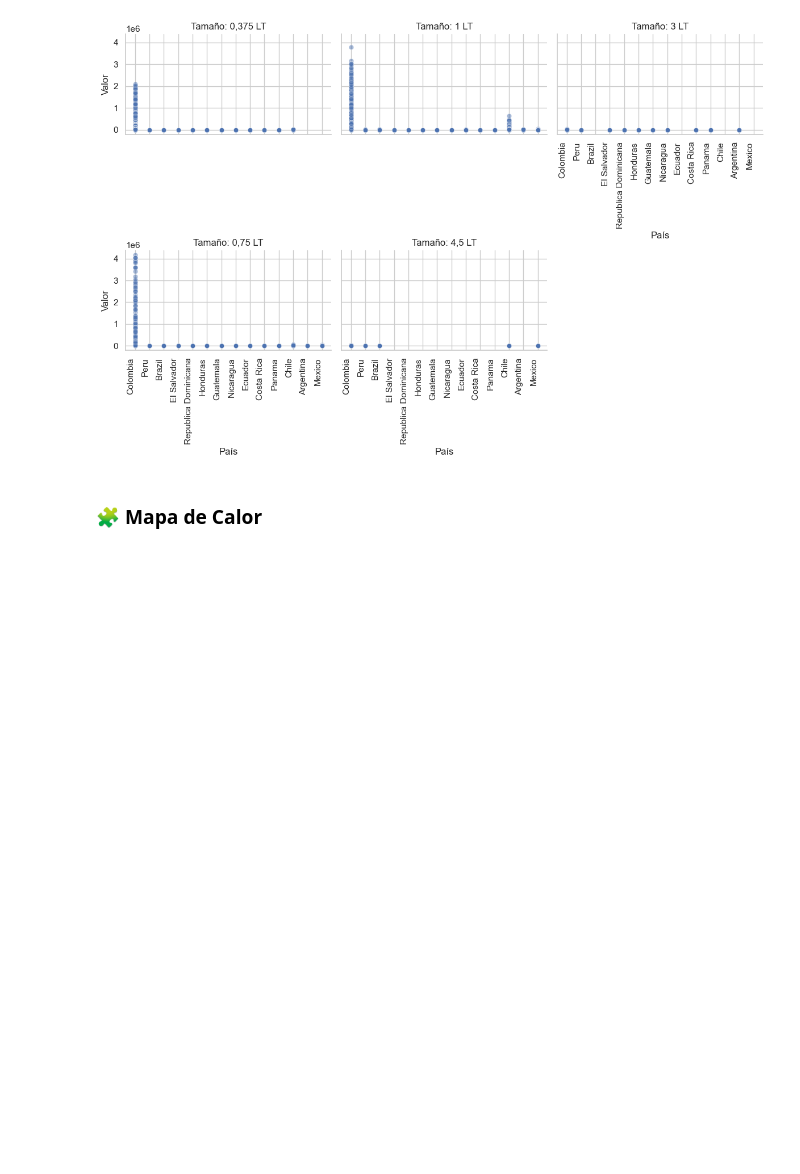
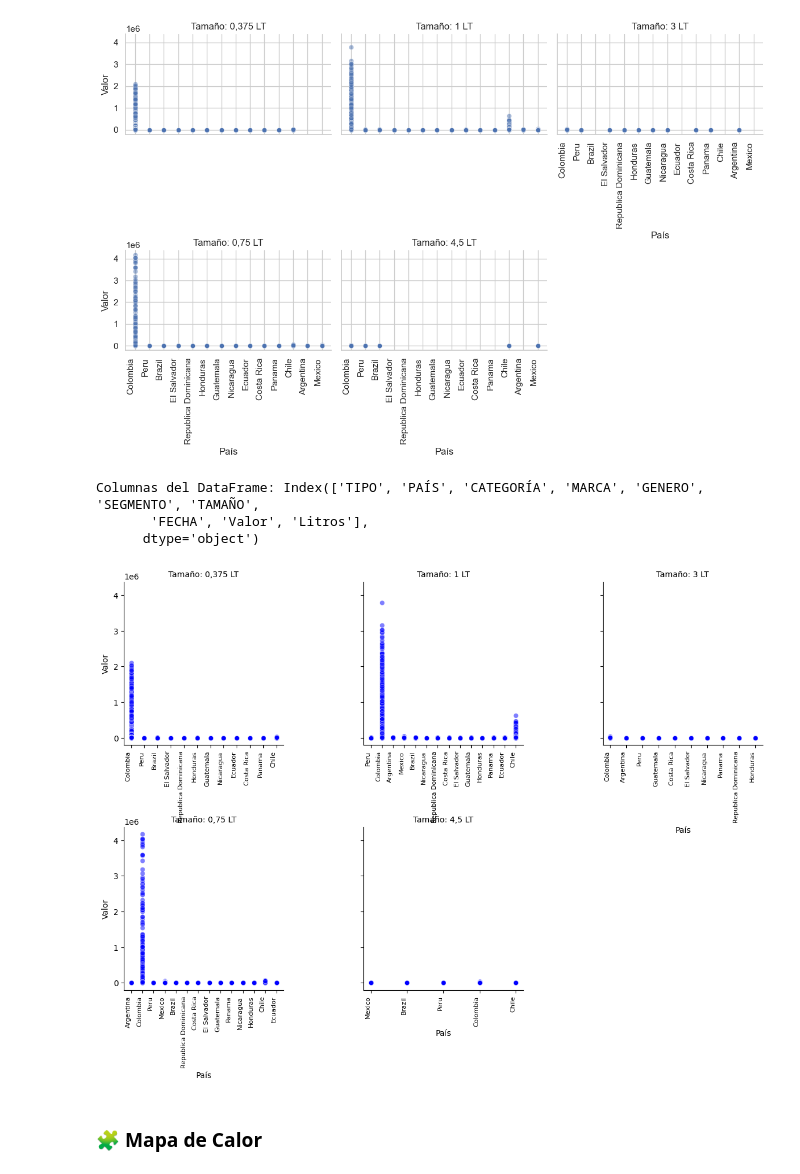
Before and after one commit to db-fer-rodriguez/analisis_de_vinos, a Jupyter notebook: analisis_vinos.ipynb, the cells around one changed output. Saved outputs shown, nothing was run; the diff lists cells and outputs as text; code cells hidden in the pictures; blank space fills up the shorter version.

Commit message:
actualizacion y correcion

```diff
--- a/analisis_vinos.ipynb
+++ b/analisis_vinos.ipynb
@@ -97,6 +109,36 @@ plt.tight_layout() # Ajustar el diseño para evitar superposiciones
 plt.show()
 # %% [output]
 [figure]
+# %%
+import matplotlib.pyplot as plt
+import seaborn as sns
+
+# Verificar nombres de columnas
+print("Columnas del DataFrame:", df.columns)
+
+# Crear la estructura de subgráficos por cada "TAMAÑO"
+g = sns.FacetGrid(df, col="TAMAÑO", col_wrap=3, height=4, sharey=True, sharex=False)
+
+# Crear los gráficos de dispersión en cada subgráfico
+g.map(sns.scatterplot, "PAÍS", "Valor", alpha=0.5, color='b')
+
+# Ajustar los títulos y etiquetas
+g.set_titles(col_template="Tamaño: {col_name}")  # Título en cada gráfico
+g.set_axis_labels("País", "Valor")  # Etiquetas comunes
+
+# Rotar y alinear las etiquetas del eje x en cada subgráfico
+for ax in g.axes.flat:
+    plt.sca(ax)  # Establecer el eje actual para trabajar en él
+    plt.xticks(rotation=90, ha='right', fontsize=8)  # Rotar 90 grados y ajustar fuente
+
+# Ajustar el diseño para evitar superposiciones
+plt.subplots_adjust(wspace=0.5, hspace=0.5)  # Espacio entre subgráficos
+plt.show()
+# %% [output]
+Columnas del DataFrame: Index(['TIPO', 'PAÍS', 'CATEGORÍA', 'MARCA', 'GENERO', 'SEGMENTO', 'TAMAÑO',
+       'FECHA', 'Valor', 'Litros'],
+      dtype='object')
+[figure, added]
 # %% [markdown]
 ### 🧩 Mapa de Calor
 # %%
```
Also changed, not shown: parts of 1 cell of this notebook.
